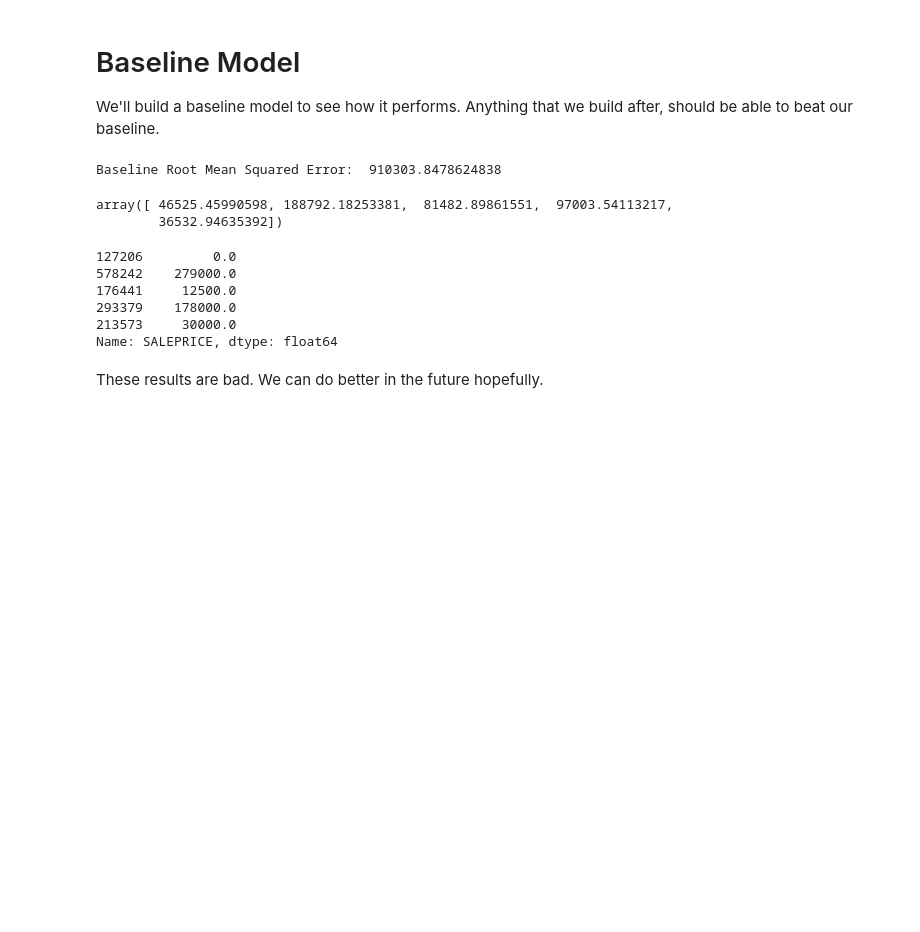
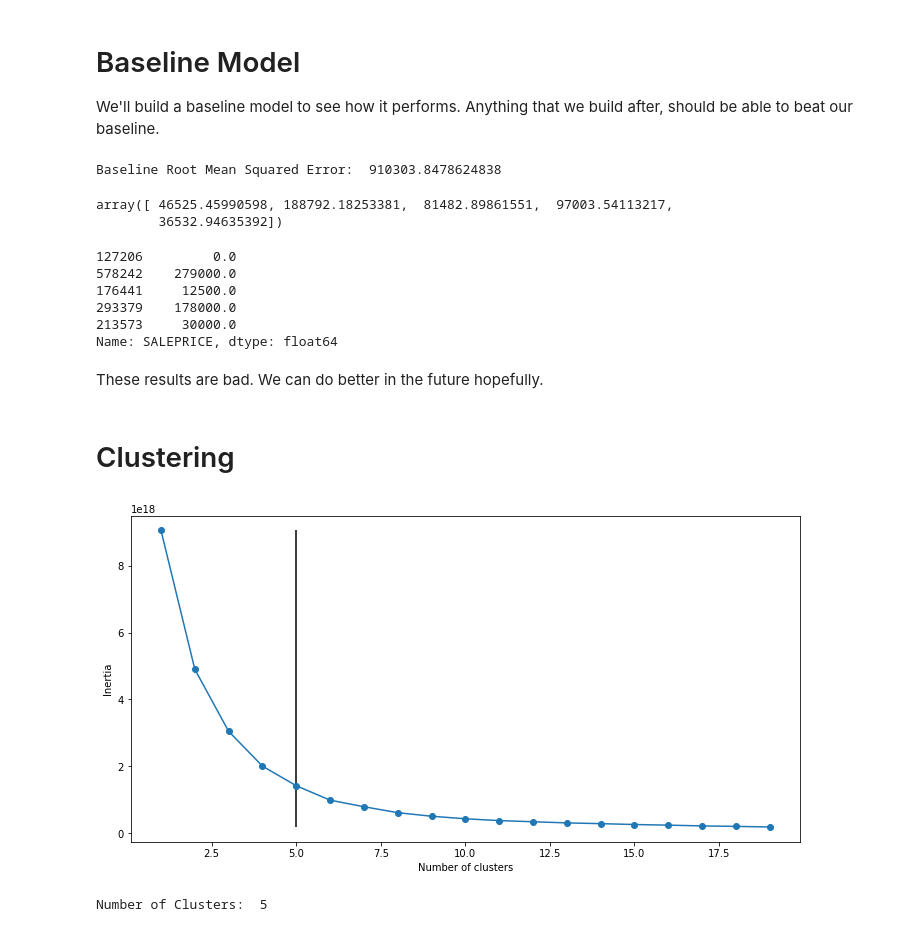
Before and after one commit to wonch002/Home-Value-Prediction, a Jupyter notebook: notebooks/allegheny_county_property_assessments_eda.ipynb, the cells around one changed output. Saved outputs shown, nothing was run; the diff lists cells and outputs as text; code cells hidden in the pictures; blank space fills up the shorter version.

Commit message:
Adding Clustering and Modeling functions.

```diff
--- a/notebooks/allegheny_county_property_assessments_eda.ipynb
+++ b/notebooks/allegheny_county_property_assessments_eda.ipynb
@@ -369,3 +364,5 @@ y_test[:5]
 Name: SALEPRICE, dtype: float64
 # %% [markdown]
 These results are bad. We can do better in the future hopefully.
+# %% [markdown]
+# Clustering
@@ -371,0 +418,5 @@ These results are bad. We can do better in the future hopefully.
+# %%
+results = run_clustering(X_train)
+# %% [output]
+[figure, added]
+Number of Clusters:  5
```
Also changed, not shown: parts of 15 cells of this notebook.
